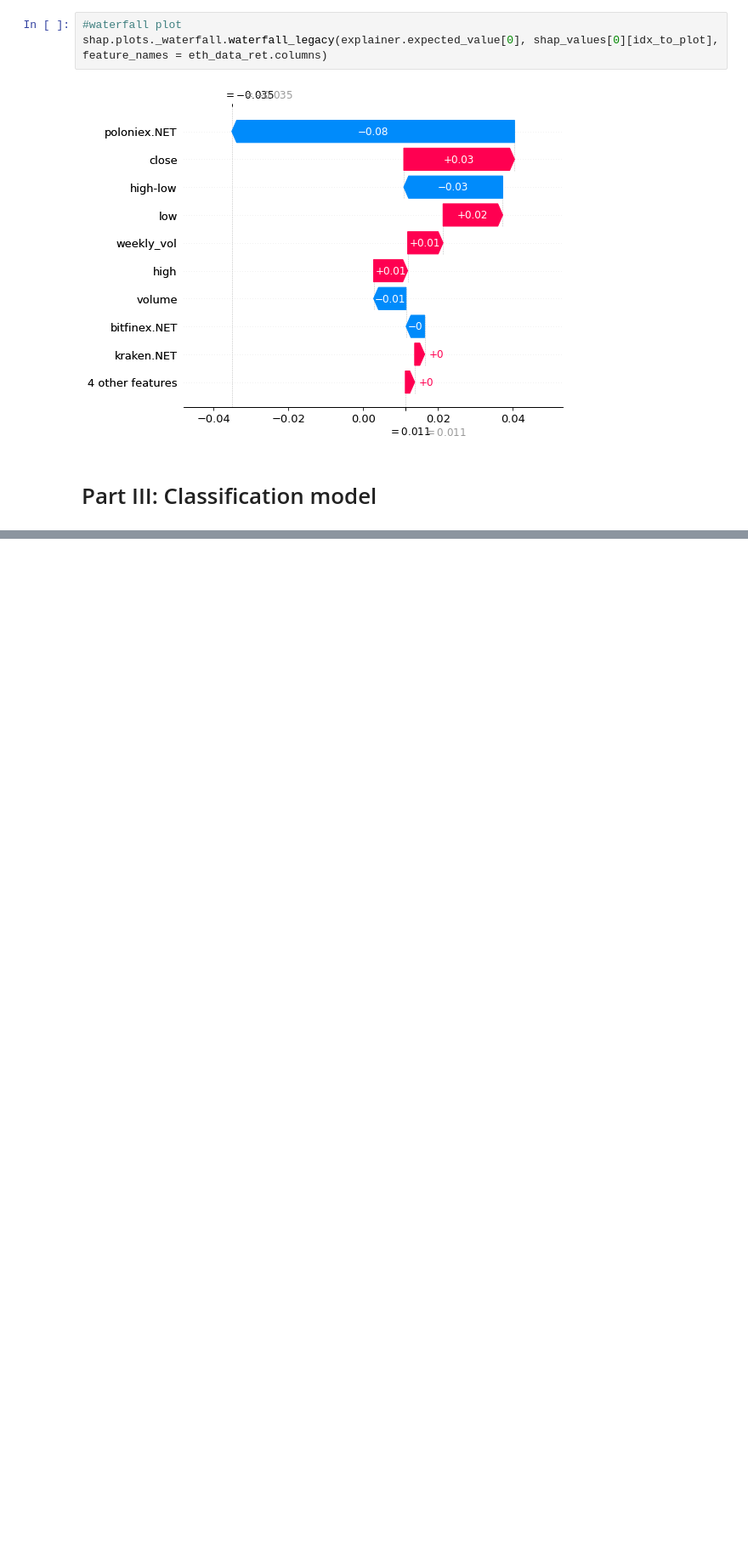
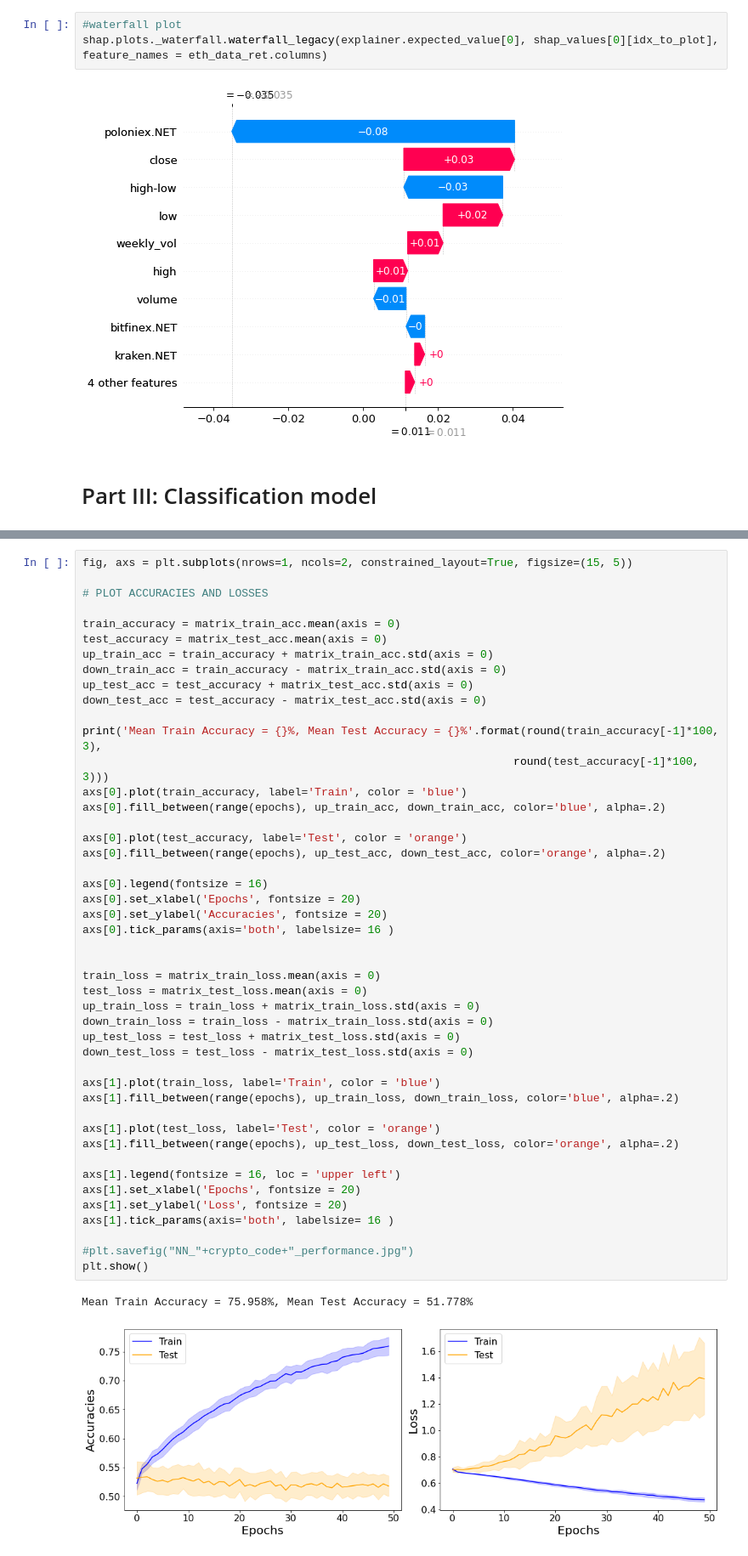
Before and after one commit to riccardofradiani/ML4F-Crypto-prediction-from-exchange-flows, a Jupyter notebook: final_notebook.ipynb, the cells around one changed output, grey strips where cells are left out. Shown at 85% size. Saved outputs shown, nothing was run; the diff lists cells and outputs as text; blank space fills up the shorter version.

```diff
--- a/final_notebook.ipynb
+++ b/final_notebook.ipynb
@@ -962,0 +1380,49 @@ shap.plots._waterfall.waterfall_legacy(explainer.expected_value[0], shap_values[
+# %%
+fig, axs = plt.subplots(nrows=1, ncols=2, constrained_layout=True, figsize=(15, 5))
+
+# PLOT ACCURACIES AND LOSSES
+
+train_accuracy = matrix_train_acc.mean(axis = 0)
+test_accuracy = matrix_test_acc.mean(axis = 0)
+up_train_acc = train_accuracy + matrix_train_acc.std(axis = 0)
+down_train_acc = train_accuracy - matrix_train_acc.std(axis = 0)
+up_test_acc = test_accuracy + matrix_test_acc.std(axis = 0)
+down_test_acc = test_accuracy - matrix_test_acc.std(axis = 0)
+
+print('Mean Train Accuracy = {}%, Mean Test Accuracy = {}%'.format(round(train_accuracy[-1]*100, 3),
+                                                                 round(test_accuracy[-1]*100, 3)))
+axs[0].plot(train_accuracy, label='Train', color = 'blue')
+axs[0].fill_between(range(epochs), up_train_acc, down_train_acc, color='blue', alpha=.2)
+
+axs[0].plot(test_accuracy, label='Test', color = 'orange')
+axs[0].fill_between(range(epochs), up_test_acc, down_test_acc, color='orange', alpha=.2)
+
+axs[0].legend(fontsize = 16)
+axs[0].set_xlabel('Epochs', fontsize = 20)
+axs[0].set_ylabel('Accuracies', fontsize = 20)
+axs[0].tick_params(axis='both', labelsize= 16 )
+
+
+train_loss = matrix_train_loss.mean(axis = 0)
+test_loss = matrix_test_loss.mean(axis = 0)
+up_train_loss = train_loss + matrix_train_loss.std(axis = 0)
+down_train_loss = train_loss - matrix_train_loss.std(axis = 0)
+up_test_loss = test_loss + matrix_test_loss.std(axis = 0)
+down_test_loss = test_loss - matrix_test_loss.std(axis = 0)
+
+axs[1].plot(train_loss, label='Train', color = 'blue')
+axs[1].fill_between(range(epochs), up_train_loss, down_train_loss, color='blue', alpha=.2)
+
+axs[1].plot(test_loss, label='Test', color = 'orange')
+axs[1].fill_between(range(epochs), up_test_loss, down_test_loss, color='orange', alpha=.2)
+
+axs[1].legend(fontsize = 16, loc = 'upper left')
+axs[1].set_xlabel('Epochs', fontsize = 20)
+axs[1].set_ylabel('Loss', fontsize = 20)
+axs[1].tick_params(axis='both', labelsize= 16 )
+
+#plt.savefig("NN_"+crypto_code+"_performance.jpg")
+plt.show()
+# %% [output]
+Mean Train Accuracy = 75.958%, Mean Test Accuracy = 51.778%
+[figure, added]
```
Also changed, not shown: parts of 45 cells of this notebook.
